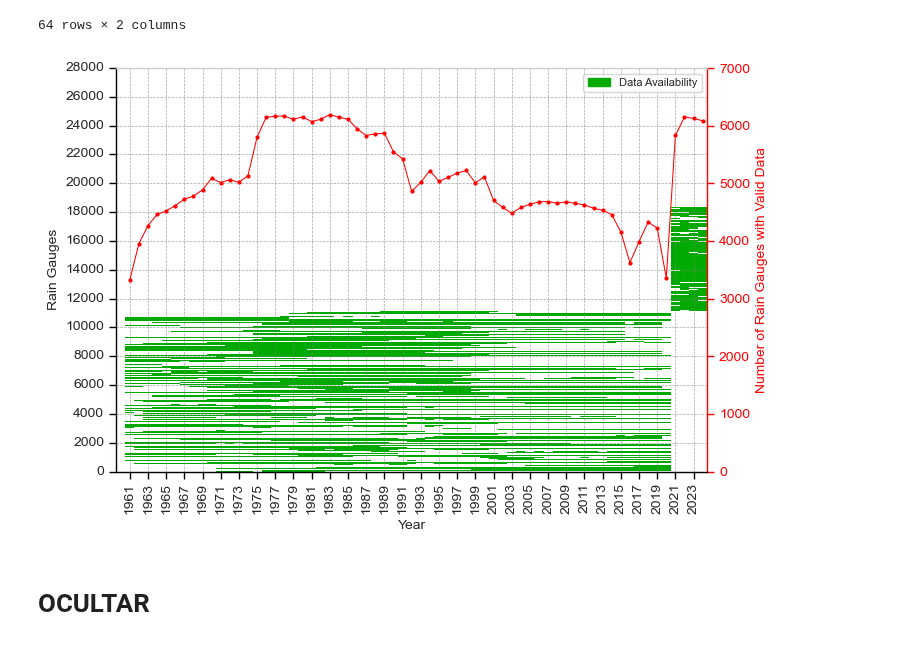
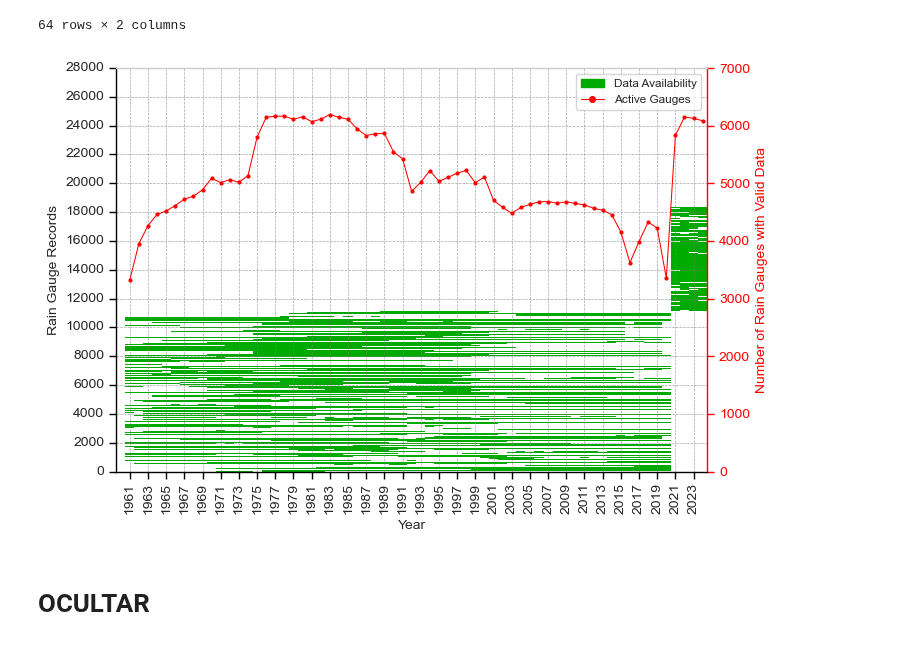
Before and after one commit to LARHENA/UFPB_Brain-D, a Jupyter notebook: Scripts e Dados/1.6 - Data summary.ipynb, the cells around one changed output. Saved outputs shown, nothing was run; the diff lists cells and outputs as text; code cells hidden in the pictures.

```diff
--- a/Scripts e Dados/1.6 - Data summary.ipynb
+++ b/Scripts e Dados/1.6 - Data summary.ipynb
@@ -490,19 +490,20 @@ sns.heatmap(
 )
 
 # Criar patches para legenda
-patch_data    = mpatches.Patch(color=data_availability_color, label='Data Availability')
+patch_data = mpatches.Patch(color=data_availability_color, label='Data Availability')
+line_red = plt.Line2D([0], [0], color='red', marker='o', markersize=4, linewidth=0.75, label='Active Gauges')
 
 # Adicionar legenda
 ax.legend(
-    handles=[patch_data],
+    handles=[patch_data, line_red],
     loc='upper right',   # posição (pode ajustar: 'lower left', etc.)
     frameon=True,
-    fontsize=8
+    fontsize=8.5
 )
 
 # Eixos do heatmap
 ax.set_xlabel('Year')
-ax.set_ylabel('Rain Gauges')
+ax.set_ylabel('Rain Gauge Records')
 ax.set_ylim(0, 20000)
 
 
@@ -565,35 +566,35 @@ ax2.tick_params(axis='y', labelcolor='red')
 
 # Ajustar posição do eixo direito
 ax2.spines.right.set_position(('axes', 1.00001))
 ax2.tick_params(
     axis='y',
     which='both',
     left=False,
     right=True,
     labelleft=False,
     length=5,
     width=1,
     color='red'
 )
 
 # Ajustes visuais dos contornos
 ax2.spines['left'].set_color('black')
 ax2.spines['bottom'].set_color('black')
 ax2.spines['right'].set_color('red')
 ax2.yaxis.label.set_color('red')
 
 # Grid abaixo dos dados
 ax.set_axisbelow(False)
 ax.grid(True, axis='both', which='both', linestyle='--', linewidth=0.5, color='gray', alpha=0.7)
 
 # Mostrar e salvar
 plt.tight_layout()
-# plt.savefig('./figures/Figure_3_active_stations_per_year_versus_completeness.tiff', dpi=300, bbox_inches='tight')
+plt.savefig('./figures/Figure_3_active_stations_per_year_versus_completeness.tiff', dpi=300, bbox_inches='tight')
 plt.savefig('./figures/Figure_3_active_stations_per_year_versus_completeness.png', dpi=300, bbox_inches='tight')
 plt.show()
 plt.close()
 # %% [output]
-[figure, old version]
+[figure, new version]
 # %%
 # result[['year', 'active_gauges']].tail(45)
 # %%
```
Also changed, not shown: parts of 4 cells of this notebook, 7 other files.
